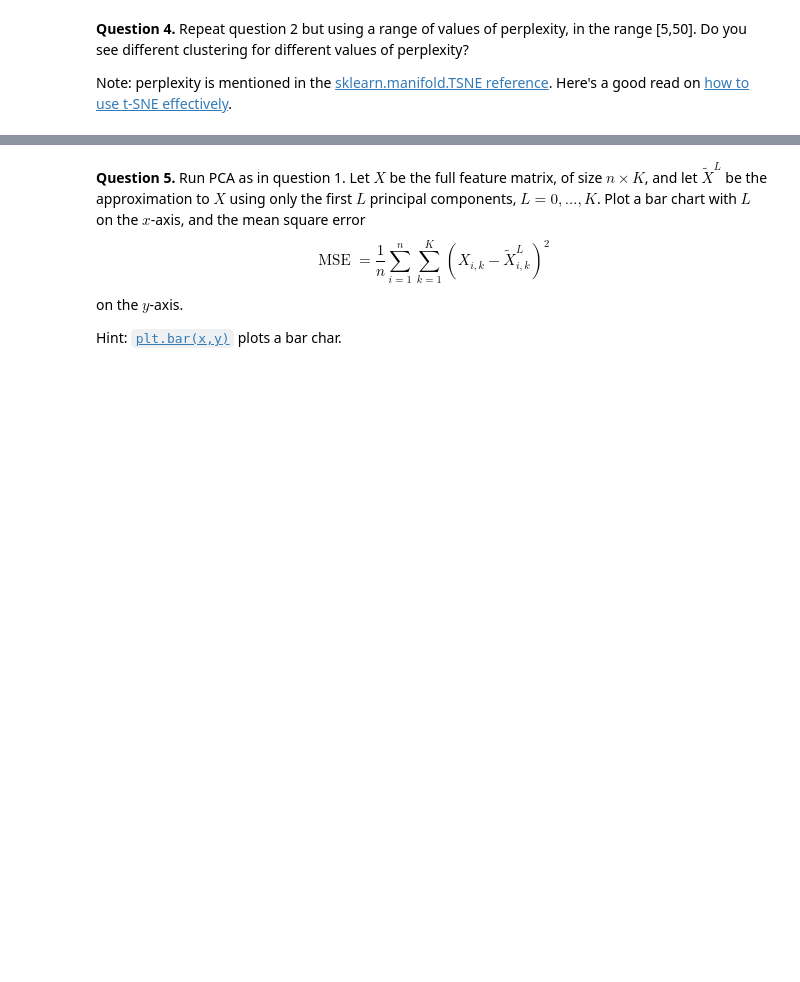
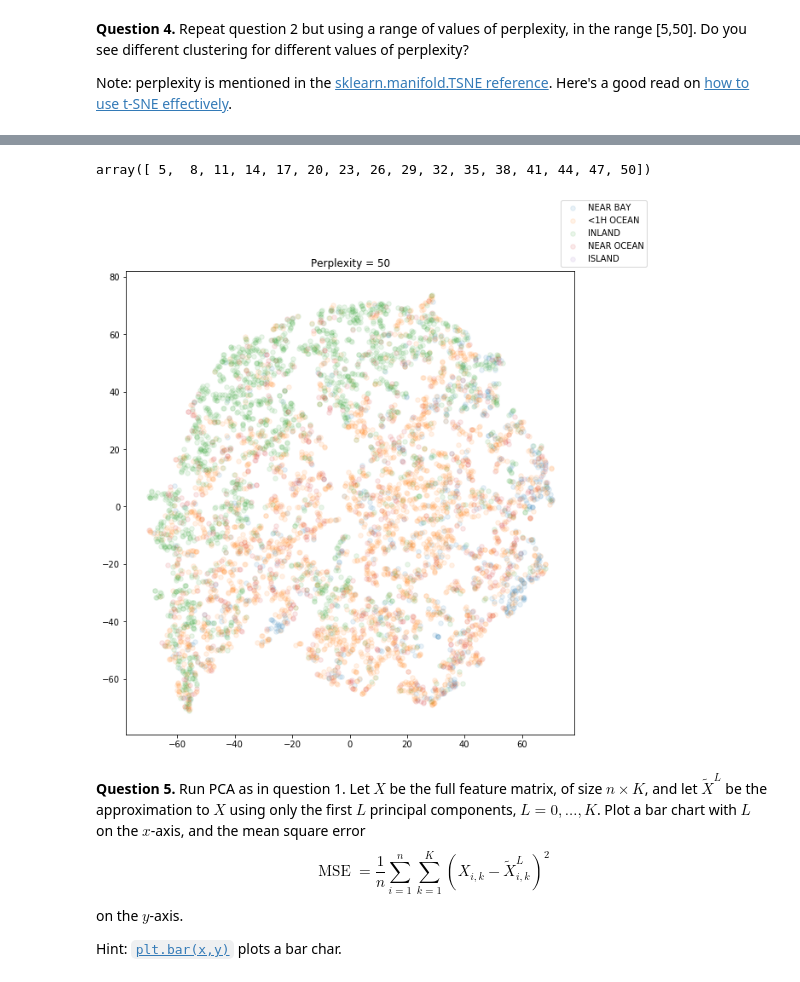
Before and after one commit to dks28/cl-datasci-pnp, a Jupyter notebook: DSPNP_practical4/practical.ipynb, the cells around one changed output, grey strips where cells are left out. Cells and saved outputs as stored; diff of their text form; code cells hidden in the pictures; blank space fills up the shorter version.

```diff
--- a/DSPNP_practical4/practical.ipynb
+++ b/DSPNP_practical4/practical.ipynb
@@ -378,11 +333,15 @@ IndexError: boolean index did not match indexed array along dimension 0; dimensi
 # %%
 fig, ax = plt.subplots(figsize=(10,10))
 for cat in numbers.keys():
         ax.scatter(resx[housing_nonan.ocean_proximity==cat], resy[housing_nonan.ocean_proximity==cat],
                    alpha=.1, label=cat, s=30)
         ax.set_title("Perplexity = {}".format(perps[i]))
 ax.set_aspect('equal')
 fig.legend(loc='upper right')
+perps
+# %% [output]
+array([ 5,  8, 11, 14, 17, 20, 23, 26, 29, 32, 35, 38, 41, 44, 47, 50])
+[figure, added]
 # %% [markdown]
 **Question 5.** Run PCA as in question 1. Let $X$ be the full feature matrix, of size $n\times K$, and let $\tilde{X}^L$ be the approximation to $X$ using only the first $L$ principal components, $L=0,\dots,K$. Plot a bar chart with $L$ on the $x$-axis, and the mean square error
 $$
```
Also changed, not shown: parts of 19 cells of this notebook, 2 other files.
